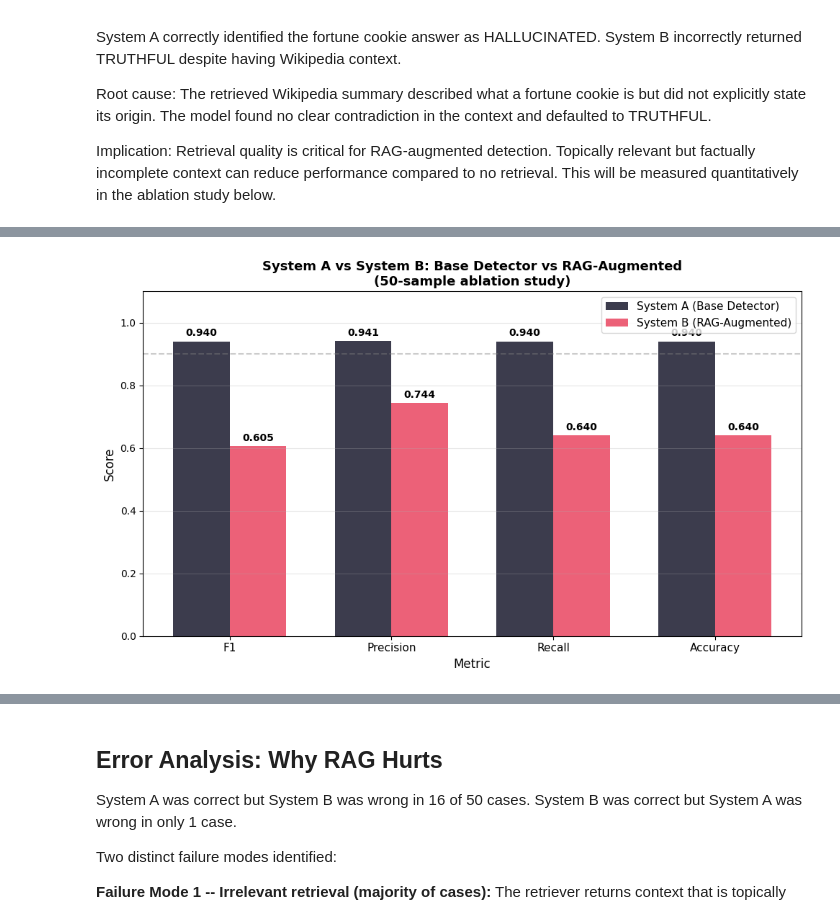
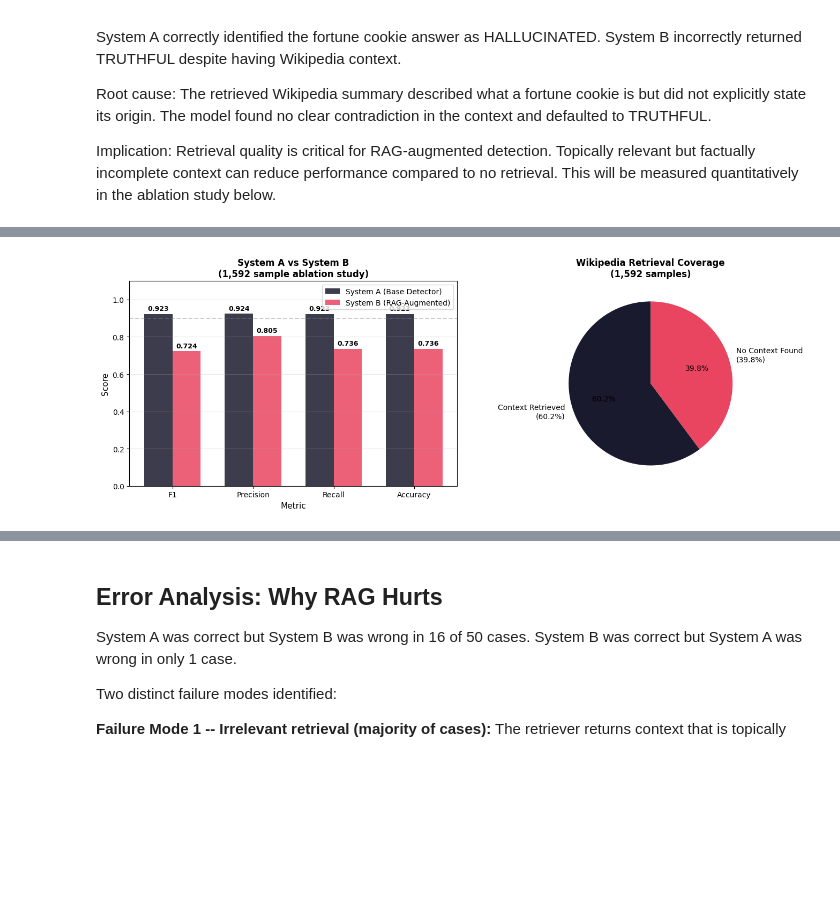
Before and after one commit to tamimmirza/llm-lie-detector, a Jupyter notebook: notebooks/07_rag_augmented_detection.ipynb, the cells around one changed output, grey strips where cells are left out. Drawn from its saved outputs; the diff is of its cells as text; code cells hidden in the pictures; blank space fills up the shorter version.

Commit message:
Phase 5: Full 1592-sample ablation complete - figures generated

```diff
--- a/notebooks/07_rag_augmented_detection.ipynb
+++ b/notebooks/07_rag_augmented_detection.ipynb
@@ -50,8 +50,8 @@ _, val_df = train_test_split(
 )
 val_df = val_df.reset_index(drop=True)
 
-# Work with a sample of 50 first to test the pipeline
-sample_df = val_df.sample(50, random_state=42).reset_index(drop=True)
+# Work with the entire sample of 1,592 to test the pipeline
+sample_df = val_df.copy()
 
 print(f"Full validation set: {len(val_df)} samples")
 print(f"Working sample: {len(sample_df)} samples")
@@ -362,8 +360,13 @@ for i, row in sample_df.iterrows():
         'context':     pred_b['context_used'],
     })
 
-    if (i + 1) % 10 == 0:
-        print(f"Progress: {i+1}/50 samples processed")
+    # Save progress every 100 samples
+    if (i + 1) % 100 == 0:
+        pd.DataFrame(results).to_csv('../outputs/ablation_progress.csv', index=False)
+        print(f"Progress: {i+1}/1592 saved")
+
+    if (i + 1) % 100 == 0:
+        print(f"Progress: {i+1}/1592 samples processed")
 
 print("\nDone.")
 results_df = pd.DataFrame(results)
@@ -446,49 +462,65 @@ failure rate compounds the noise problem.
 # %%
 import matplotlib.pyplot as plt
 import numpy as np
 
 # Data for plotting
 metrics = ['F1', 'Precision', 'Recall', 'Accuracy']
 system_a = [f1_a, precision_a, recall_a, accuracy_a]
 system_b = [f1_b, precision_b, recall_b, accuracy_b]
 
 x = np.arange(len(metrics))
 width = 0.35
 
-fig, ax = plt.subplots(figsize=(10, 6))
+fig, axes = plt.subplots(1, 2, figsize=(14, 5))
 
-bars_a = ax.bar(x - width/2, system_a, width,
-                label='System A (Base Detector)',
-                color='#1a1a2e', alpha=0.85)
-bars_b = ax.bar(x + width/2, system_b, width,
-                label='System B (RAG-Augmented)',
-                color='#e94560', alpha=0.85)
+# Bar chart
+metrics = ['F1', 'Precision', 'Recall', 'Accuracy']
+system_a = [0.9234, 0.9236, 0.9234, 0.9234]
+system_b = [0.7236, 0.8046, 0.7356, 0.7356]
 
-# Add value labels on bars
+x = np.arange(len(metrics))
+width = 0.35
+
+bars_a = axes[0].bar(x - width/2, system_a, width,
+                     label='System A (Base Detector)',
+                     color='#1a1a2e', alpha=0.85)
+bars_b = axes[0].bar(x + width/2, system_b, width,
+                     label='System B (RAG-Augmented)',
+                     color='#e94560', alpha=0.85)
+
 for bar in bars_a:
-    ax.text(bar.get_x() + bar.get_width()/2, bar.get_height() + 0.01,
-            f'{bar.get_height():.3f}', ha='center', va='bottom',
-            fontsize=10, fontweight='bold')
+    axes[0].text(bar.get_x() + bar.get_width()/2, bar.get_height() + 0.01,
+                f'{bar.get_height():.3f}', ha='center', va='bottom',
+                fontsize=9, fontweight='bold')
 
 for bar in bars_b:
-    ax.text(bar.get_x() + bar.get_width()/2, bar.get_height() + 0.01,
-            f'{bar.get_height():.3f}', ha='center', va='bottom',
-            fontsize=10, fontweight='bold')
+    axes[0].text(bar.get_x() + bar.get_width()/2, bar.get_height() + 0.01,
+                f'{bar.get_height():.3f}', ha='center', va='bottom',
+                fontsize=9, fontweight='bold')
 
-ax.set_xlabel('Metric', fontsize=12)
-ax.set_ylabel('Score', fontsize=12)
-ax.set_title('System A vs System B: Base Detector vs RAG-Augmented\n(50-sample ablation study)',
-             fontsize=13, fontweight='bold')
-ax.set_xticks(x)
-ax.set_xticklabels(metrics, fontsize=11)
-ax.set_ylim(0, 1.1)
-ax.legend(fontsize=11)
-ax.axhline(y=0.9, color='grey', linestyle='--', alpha=0.4, label='0.90 threshold')
-ax.grid(axis='y', alpha=0.3)
+axes[0].set_xlabel('Metric', fontsize=11)
+axes[0].set_ylabel('Score', fontsize=11)
+axes[0].set_title('System A vs System B\n(1,592 sample ablation study)',
+                  fontsize=12, fontweight='bold')
+axes[0].set_xticks(x)
+axes[0].set_xticklabels(metrics)
+axes[0].set_ylim(0, 1.1)
+axes[0].legend(fontsize=10)
+axes[0].axhline(y=0.9, color='grey', linestyle='--', alpha=0.4)
+axes[0].grid(axis='y', alpha=0.3)
+
+# Retrieval coverage pie chart
+labels = ['Context Retrieved\n(60.2%)', 'No Context Found\n(39.8%)']
+sizes = [958, 634]
+colors = ['#1a1a2e', '#e94560']
+axes[1].pie(sizes, labels=labels, colors=colors, autopct='%1.1f%%',
+            startangle=90, textprops={'fontsize': 10})
+axes[1].set_title('Wikipedia Retrieval Coverage\n(1,592 samples)',
+                  fontsize=12, fontweight='bold')
 
 plt.tight_layout()
-plt.savefig('../outputs/ablation_study.png', dpi=150, bbox_inches='tight')
+plt.savefig('../outputs/ablation_study_full.png', dpi=150, bbox_inches='tight')
 plt.show()
-print("Saved to outputs/ablation_study.png")
+print("Saved to outputs/ablation_study_full.png")
 # %% [output]
-[figure, old version]
+[figure, new version]
```
Also changed, not shown: parts of 9 cells of this notebook, 4 other files.
